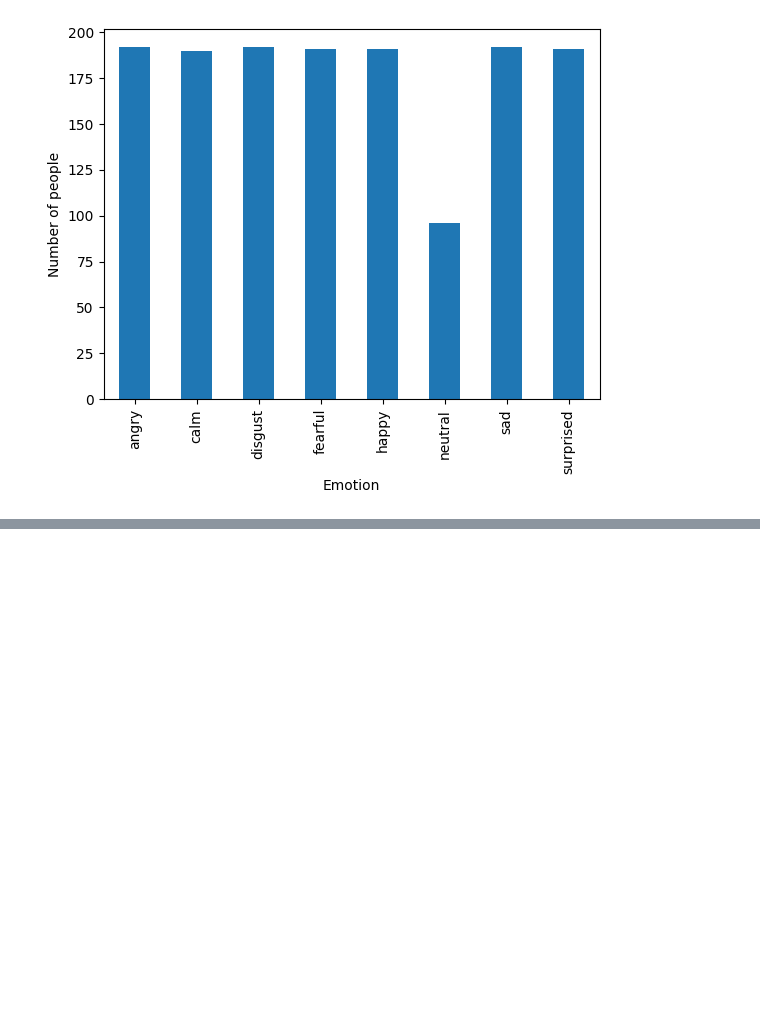
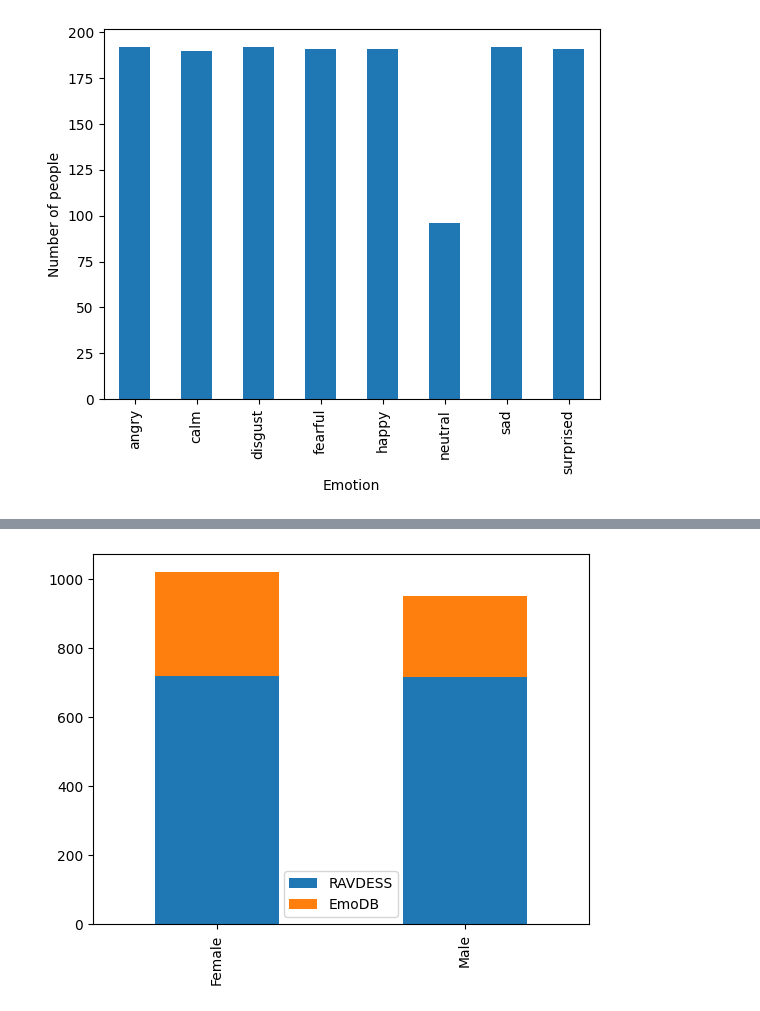
Before and after one commit to SorrenJ/Week-2_Data_Preprocessing, a Jupyter notebook: Week_2_Data_Preprocessing.ipynb, the cells around one changed output, grey strips where cells are left out. Saved outputs shown, nothing was run; the diff lists cells and outputs as text; code cells hidden in the pictures; blank space fills up the shorter version.

```diff
--- a/Week_2_Data_Preprocessing.ipynb
+++ b/Week_2_Data_Preprocessing.ipynb
@@ -1230,0 +1265,13 @@ py.show()
+# %%
+import matplotlib.pyplot as py
+import seaborn as sea
+
+ravdess = ravdess_df.groupby('Gender').size()
+emodb = emodb_df.groupby('Gender').size()
+index = ['Female','Male']
+df = pd.DataFrame({'RAVDESS':ravdess,
+                   'EmoDB':emodb}, index=index)
+
+ax = df.plot.bar(stacked=True)
+# %% [output]
+[figure, added]
```
Also changed, not shown: parts of 11 cells of this notebook.
